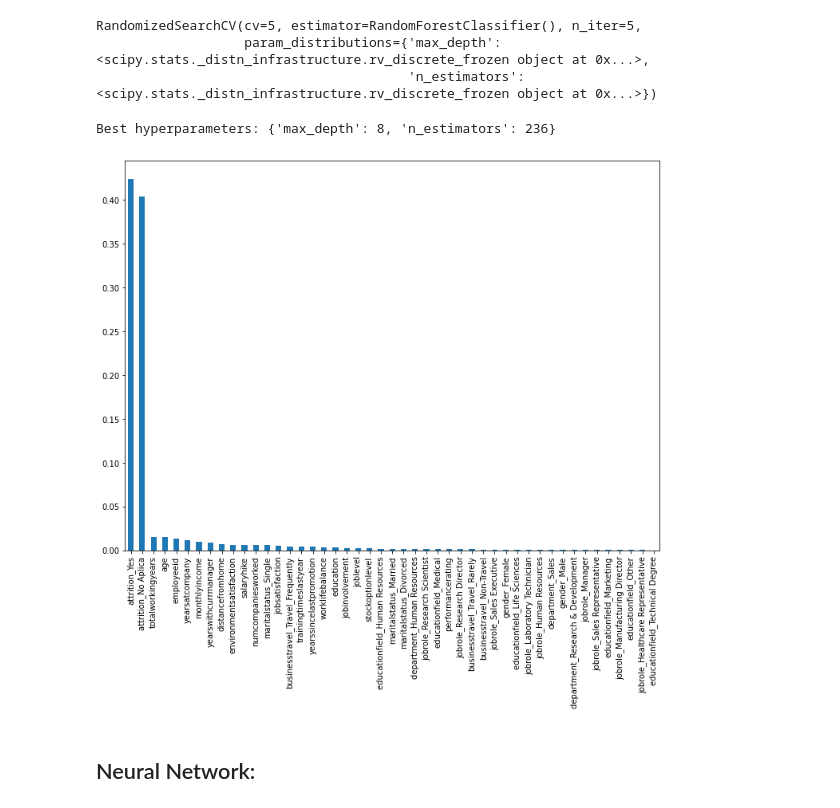
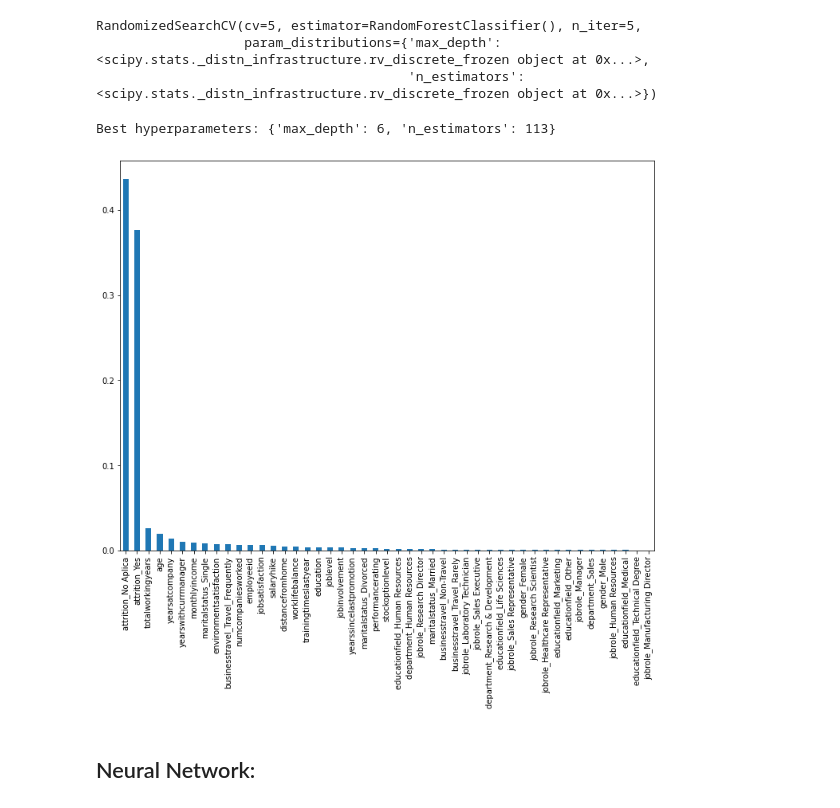
Before and after one commit to diegol99/CasoEstudio_RRHH, a Jupyter notebook: Avance_3.ipynb, the cells around one changed output. Drawn from its saved outputs; the diff is of its cells as text; code cells hidden in the pictures.

```diff
--- a/Avance_3.ipynb
+++ b/Avance_3.ipynb
@@ -753,6 +740,6 @@ import graphviz
 # %%
 test_size=0.33
 seed=6
-X_train, X_test, Y_train, Y_test = train_test_split(X, y, test_size=test_size,random_state=seed)
+X_train1, X_test1, Y_train1, Y_test1 = train_test_split(X, y, test_size=test_size,random_state=seed)
 # %%
 rf = RandomForestClassifier(n_estimators=100, random_state=0)
@@ -797,7 +784,7 @@ rand_search = RandomizedSearchCV(rf,
                                  cv=5)
 
 # Ajustar el random search object a los datos
-rand_search.fit(X_train, Y_train)
+rand_search.fit(X_train1, Y_train1)
 # %% [output]
 RandomizedSearchCV(cv=5, estimator=RandomForestClassifier(), n_iter=5,
                    param_distributions={'max_depth': <scipy.stats._distn_infrastructure.rv_discrete_frozen object at 0x...>,
@@ -809,16 +796,16 @@ best_rf = rand_search.best_estimator_
 # imprimir los mejores hiperparametros
 print('Best hyperparameters:',  rand_search.best_params_)
 # %% [output]
-Best hyperparameters: {'max_depth': 8, 'n_estimators': 236}
+Best hyperparameters: {'max_depth': 6, 'n_estimators': 113}
 # %%
 # Crear una serie que contenga la importancia de las características del modelo y nombres de características de los datos de entrenamiento
-feature_importances = pd.Series(best_rf.feature_importances_, index=X_train.columns).sort_values(ascending=False)
+feature_importances = pd.Series(best_rf.feature_importances_, index=X_train1.columns).sort_values(ascending=False)
 
 # Trazar un gráfico de barras simple
 plt.figure(figsize= (12,9))
 feature_importances.plot.bar();
 # %% [output]
-[figure, old version]
+[figure, new version]
 # %% [markdown]
 ## Neural Network:
 # %%
```
Also changed, not shown: parts of 27 cells of this notebook.
